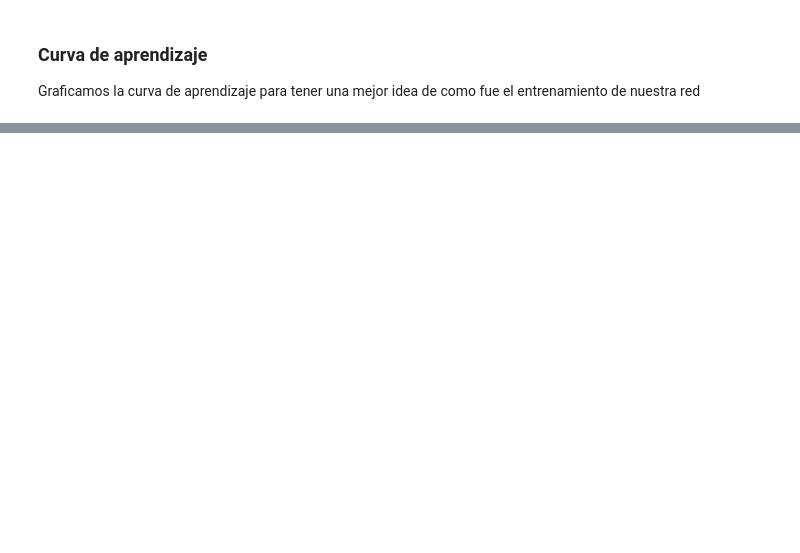
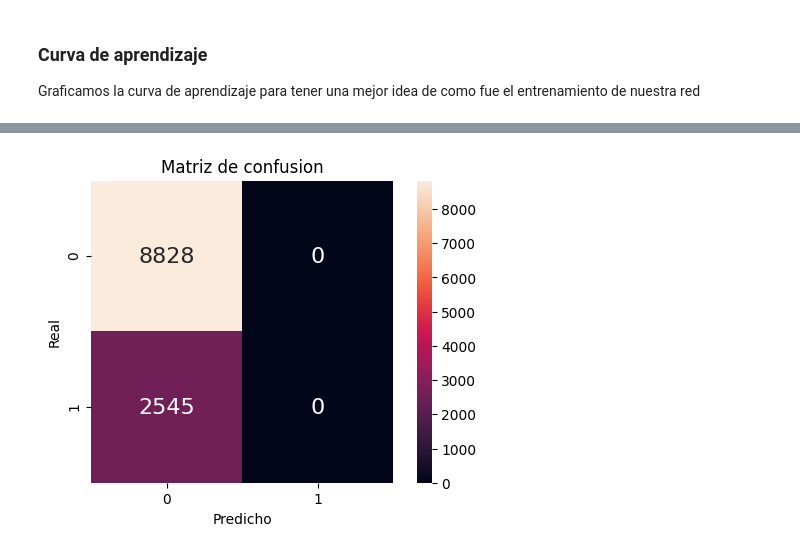
Before and after one commit to juan-roussilian/7506-Organizacion-de-Datos, a Jupyter notebook: TP2/red_neuronal.ipynb, the cells around one changed output, grey strips where cells are left out. Saved outputs shown, nothing was run; the diff lists cells and outputs as text; code cells hidden in the pictures; blank space fills up the shorter version.

```diff
--- a/TP2/red_neuronal.ipynb
+++ b/TP2/red_neuronal.ipynb
@@ -131,0 +221,4 @@ graficar_matriz_confusion(y_test_binario, y_pred.round())
+# %%
+graficar_matriz_confusion(y_test_binario, y_pred_sofisticado.round())
+# %% [output]
+[figure, added]
```
Also changed, not shown: parts of 49 cells of this notebook, 1 other file.
